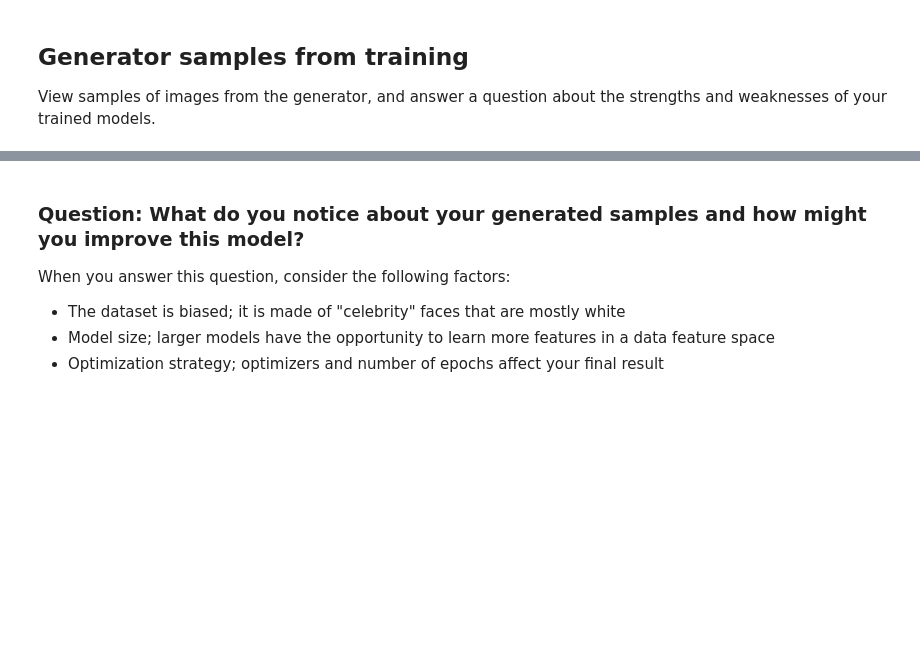
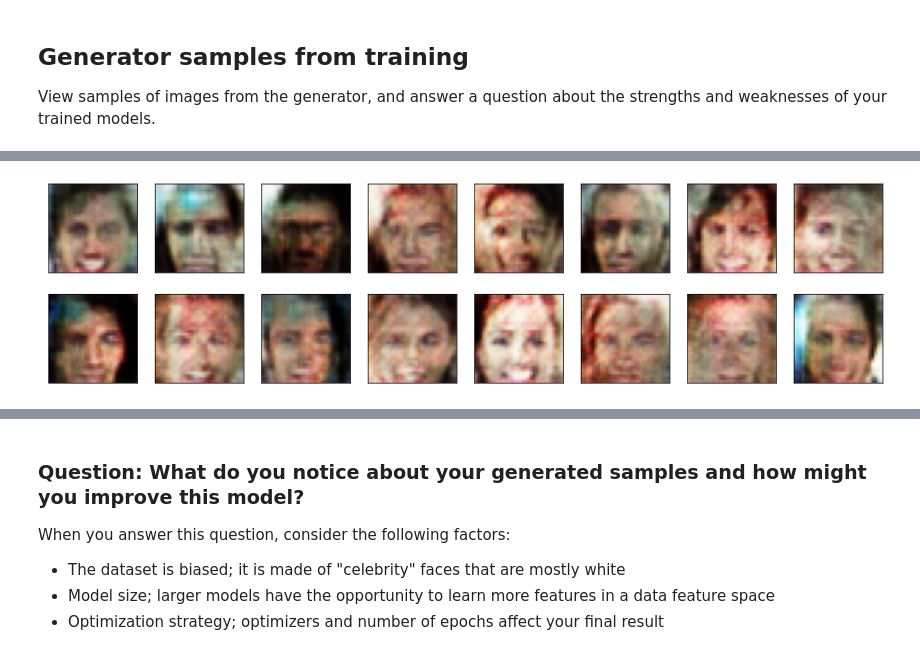
Before and after one commit to ewaryst1/UCML-face-generation, a Jupyter notebook: dlnd_face_generation.ipynb, the cells around one changed output, grey strips where cells are left out. Cells and saved outputs as stored; diff of their text form; code cells hidden in the pictures; blank space fills up the shorter version.

```diff
--- a/dlnd_face_generation.ipynb
+++ b/dlnd_face_generation.ipynb
@@ -637,2 +675,17 @@ with open('train_samples.pkl', 'rb') as f:
+# %%
+with open('train_samples_-1.pkl', 'rb') as f:
+    samples__1 = pkl.load(f)
+with open('train_samples_00.pkl', 'rb') as f:
+    samples_00 = pkl.load(f)
+with open('train_samples_01.pkl', 'rb') as f:
+    samples_01 = pkl.load(f)
+with open('train_samples_02.pkl', 'rb') as f:
+    samples_02 = pkl.load(f)
+with open('train_samples_03.pkl', 'rb') as f:
+    samples_03 = pkl.load(f)
+# %%
+view_samples(2, samples_02)
+# %% [output]
+[figure, added]
 # %%
 _ = view_samples(-1, samples)
```
Also changed, not shown: parts of 11 cells of this notebook, 1 other file.
